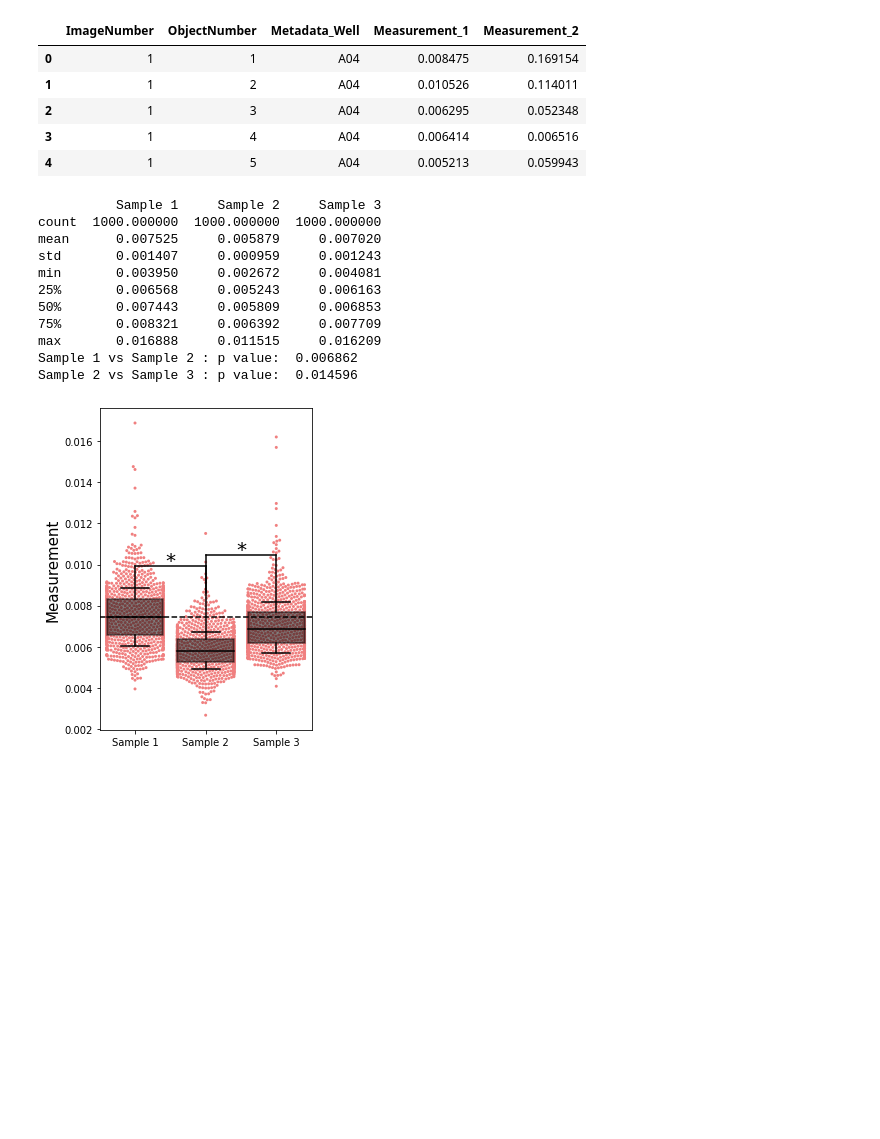
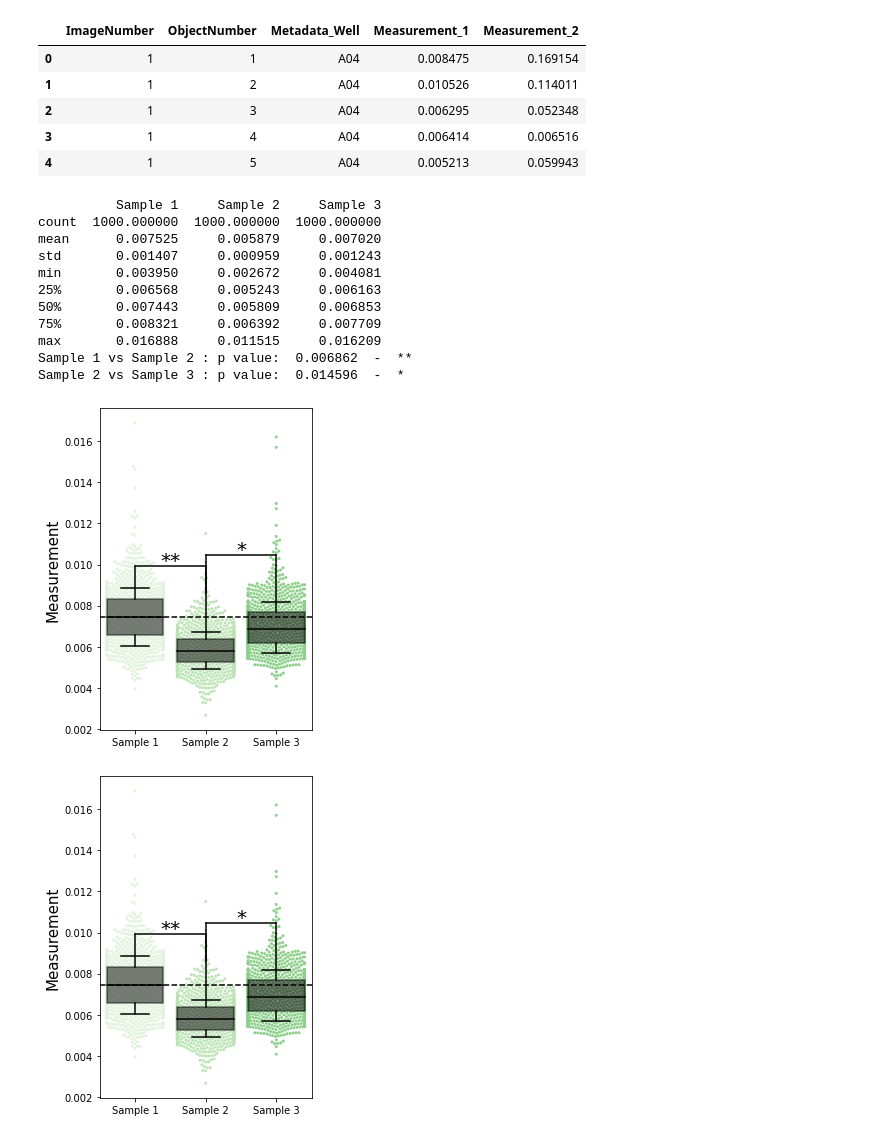
Before and after one commit to charliebidgood/CytView, a Jupyter notebook: example/example.ipynb, the cells around one changed output. Cells and saved outputs as stored; diff of their text form; code cells hidden in the pictures; blank space fills up the shorter version.

```diff
--- a/example/example.ipynb
+++ b/example/example.ipynb
@@ -26,17 +26,18 @@ compare = [[0,1],[1,2]]
 # %%
 cv.point_plot(dataframe=df, measurment=measurment, identifier=identifier,
                groupings=groupings, labels =labels, y_label=y_label,
-               figsize=[4,5], color="lightcoral", compare=compare, draw=True)
+               figsize=[4,5], color="Greens", compare=compare, draw=True)
 # %% [output]
           Sample 1     Sample 2     Sample 3
 count  1000.000000  1000.000000  1000.000000
 mean      0.007525     0.005879     0.007020
 std       0.001407     0.000959     0.001243
 min       0.003950     0.002672     0.004081
 25%       0.006568     0.005243     0.006163
 50%       0.007443     0.005809     0.006853
 75%       0.008321     0.006392     0.007709
 max       0.016888     0.011515     0.016209
-Sample 1 vs Sample 2 : p value:  0.006862
-Sample 2 vs Sample 3 : p value:  0.014596
+Sample 1 vs Sample 2 : p value:  0.006862  -  **
+Sample 2 vs Sample 3 : p value:  0.014596  -  *
-[figure, old version]
+[figure, new version]
+[figure, added]
```
Also changed, not shown: 4 other files.
